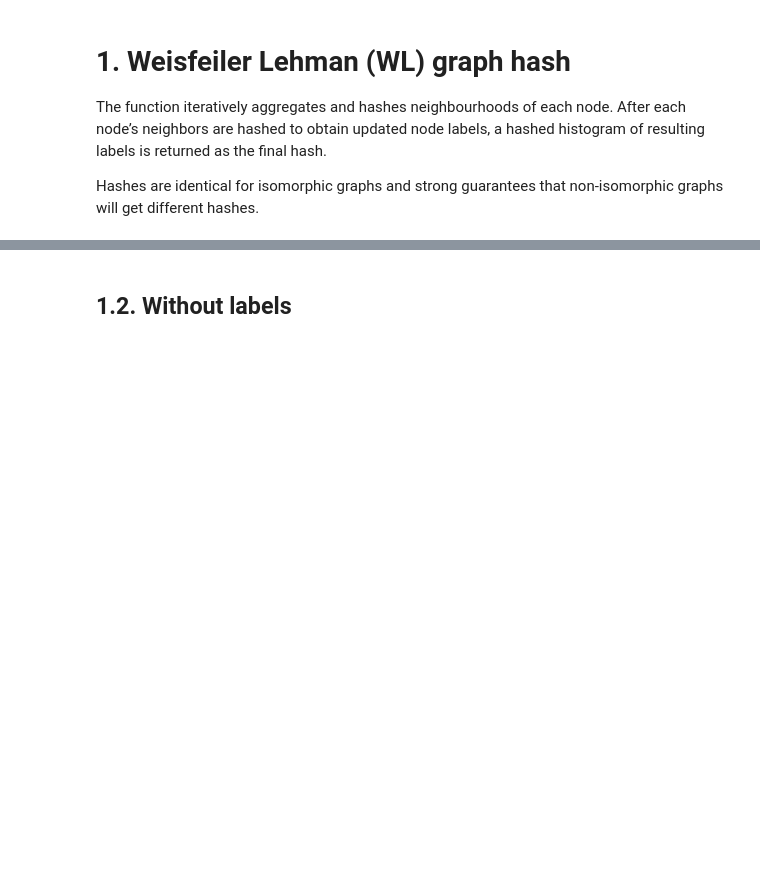
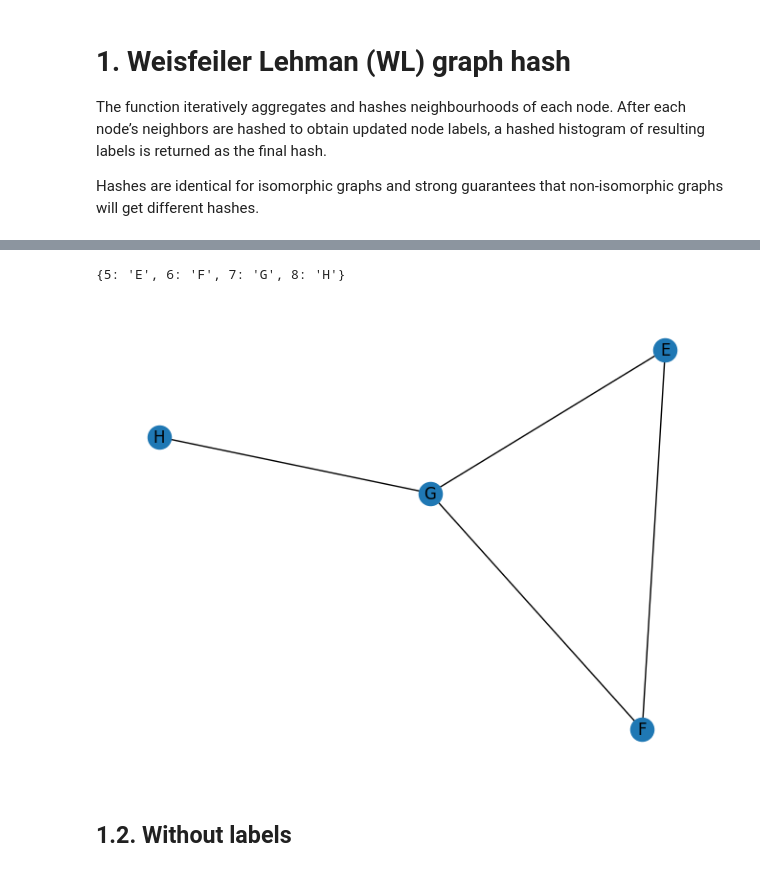
Before and after one commit to NSLab-CUK/Graph-Mining-Spring-2023, a Jupyter notebook: W9/Practice_9.ipynb, the cells around one changed output, grey strips where cells are left out. Drawn from its saved outputs; the diff is of its cells as text; code cells hidden in the pictures; blank space fills up the shorter version.

```diff
--- a/W9/Practice_9.ipynb
+++ b/W9/Practice_9.ipynb
@@ -76,3 +90,8 @@ nx.set_node_attributes(G2, G2_node_attributes, name="label")
+# %%
+draw_graph_with_labels(G2)
+# %% [output]
+{5: 'E', 6: 'F', 7: 'G', 8: 'H'}
+[figure, added]
 # %% [markdown]
 ## 1.2. Without labels
 # %%
```
Also changed, not shown: parts of 17 cells of this notebook.
